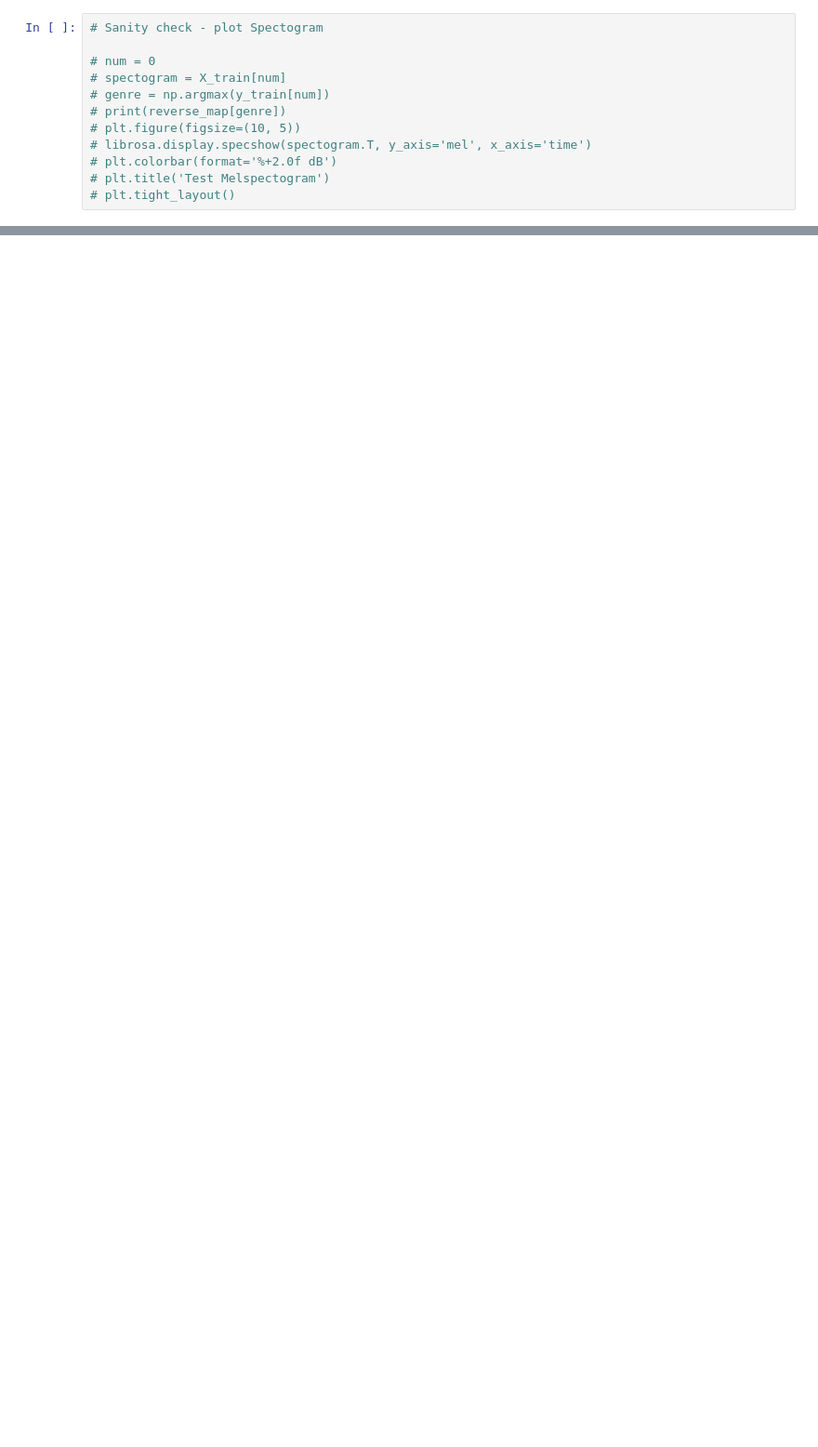
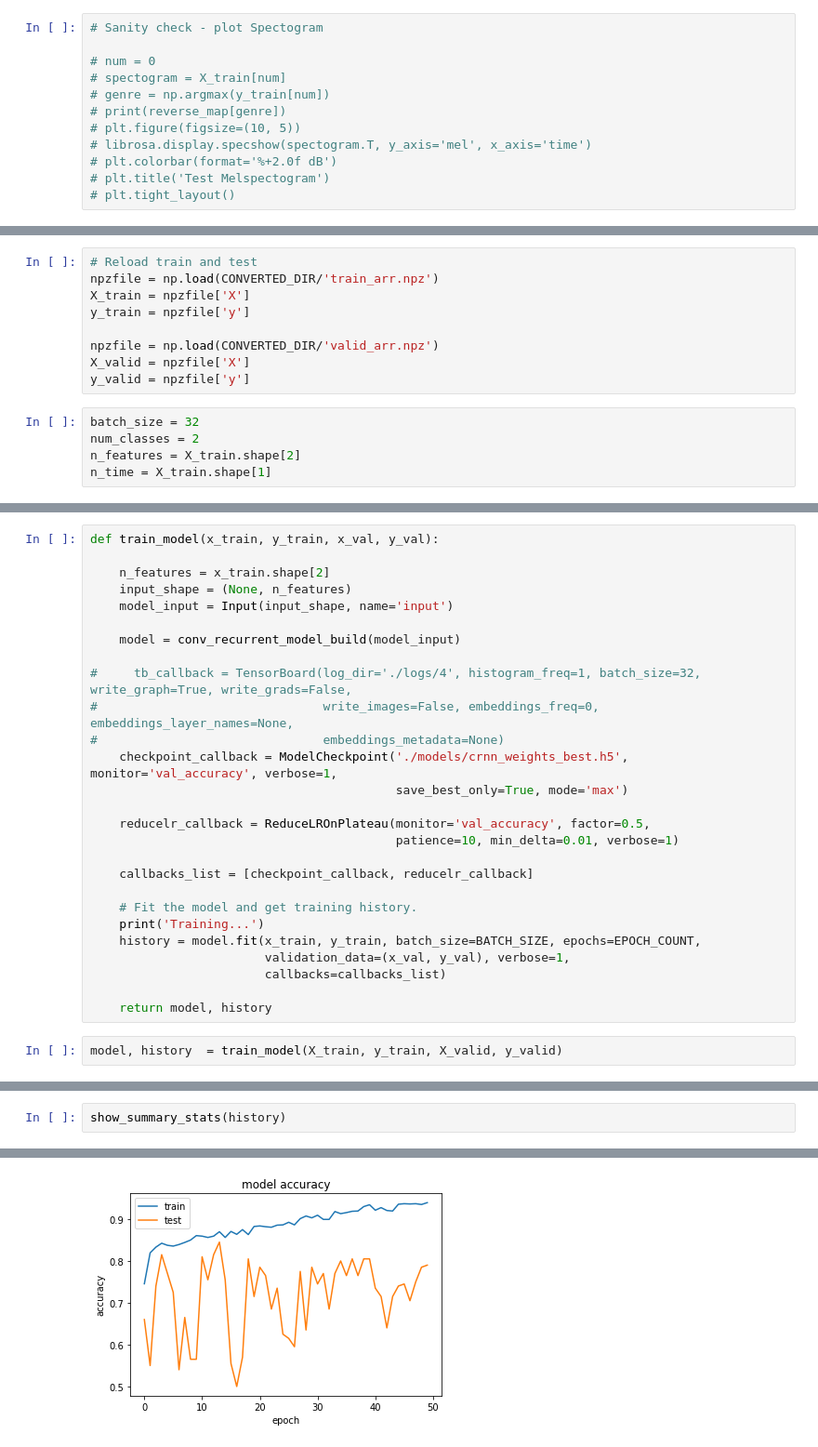
Before and after one commit to anthonybaulo/music-genre-classification, a Jupyter notebook: model.ipynb, the cells around one changed output, grey strips where cells are left out. Shown at 93% size. Saved outputs shown, nothing was run; the diff lists cells and outputs as text; blank space fills up the shorter version.

```diff
--- a/model.ipynb
+++ b/model.ipynb
@@ -100,0 +154,14 @@ Epoch 2/2
+# %%
+# Reload train and test
+npzfile = np.load(CONVERTED_DIR/'train_arr.npz')
+X_train = npzfile['X']
+y_train = npzfile['y']
+
+npzfile = np.load(CONVERTED_DIR/'valid_arr.npz')
+X_valid = npzfile['X']
+y_valid = npzfile['y']
+# %%
+batch_size = 32
+num_classes = 2
+n_features = X_train.shape[2]
+n_time = X_train.shape[1]
@@ -100,0 +218,29 @@ Epoch 2/2
+# %%
+def train_model(x_train, y_train, x_val, y_val):
+
+    n_features = x_train.shape[2]
+    input_shape = (None, n_features)
+    model_input = Input(input_shape, name='input')
+
+    model = conv_recurrent_model_build(model_input)
+
+#     tb_callback = TensorBoard(log_dir='./logs/4', histogram_freq=1, batch_size=32, write_graph=True, write_grads=False,
+#                               write_images=False, embeddings_freq=0, embeddings_layer_names=None,
+#                               embeddings_metadata=None)
+    checkpoint_callback = ModelCheckpoint('./models/crnn_weights_best.h5', monitor='val_accuracy', verbose=1,
+                                          save_best_only=True, mode='max')
+
+    reducelr_callback = ReduceLROnPlateau(monitor='val_accuracy', factor=0.5,
+                                          patience=10, min_delta=0.01, verbose=1)
+
+    callbacks_list = [checkpoint_callback, reducelr_callback]
+
+    # Fit the model and get training history.
+    print('Training...')
+    history = model.fit(x_train, y_train, batch_size=BATCH_SIZE, epochs=EPOCH_COUNT,
+                        validation_data=(x_val, y_val), verbose=1,
+                        callbacks=callbacks_list)
+
+    return model, history
+# %%
+model, history  = train_model(X_train, y_train, X_valid, y_valid)
@@ -100,0 +265,3 @@ Epoch 2/2
+# %%
+show_summary_stats(history)
+# %% [output]
@@ -100,0 +269 @@ Epoch 2/2
+[figure, added]
```
Also changed, not shown: parts of 16 cells of this notebook.
